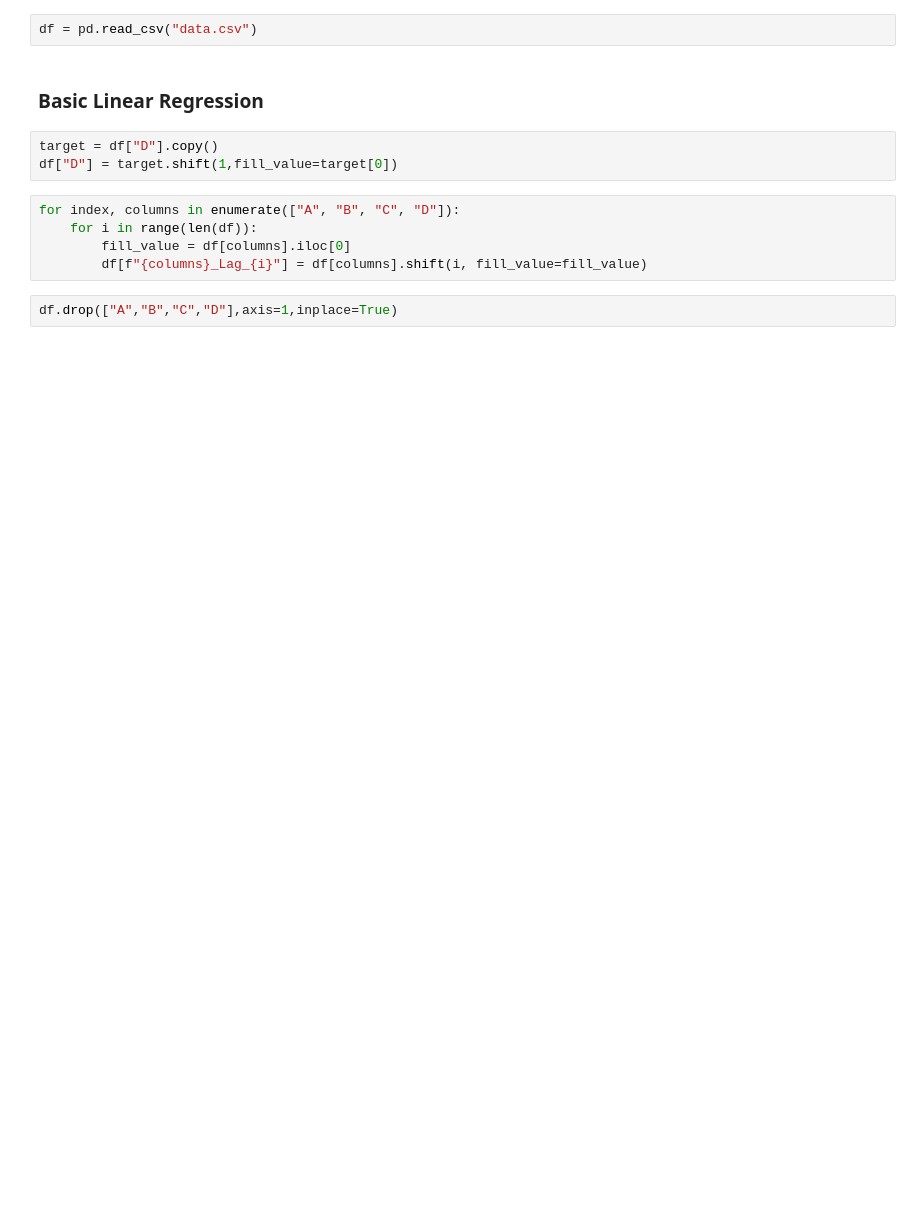
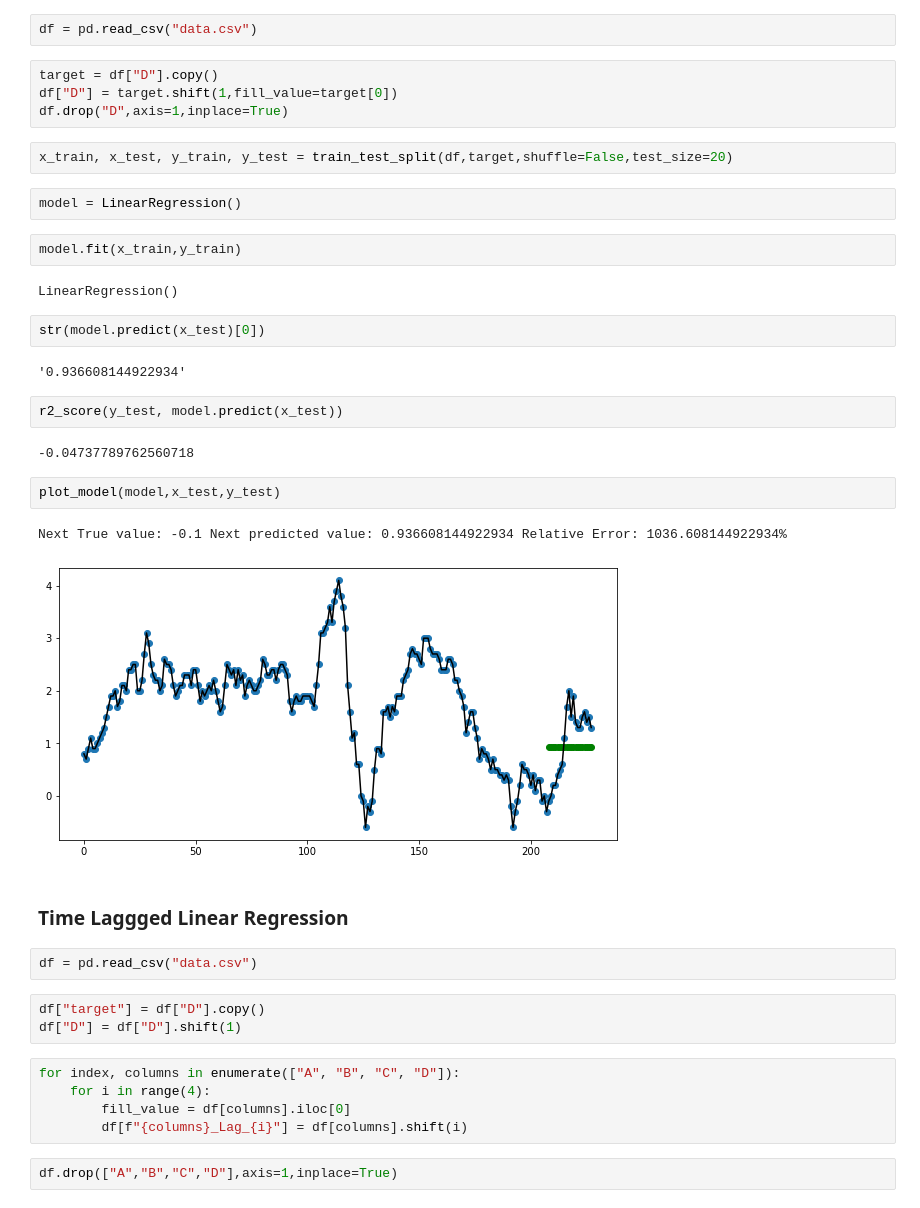
Before and after one commit to SamKimbinyi/int3, a Jupyter notebook: submission.ipynb, the cells around one changed output. Drawn from its saved outputs; the diff is of its cells as text; blank space fills up the shorter version.

```diff
--- a/submission.ipynb
+++ b/submission.ipynb
@@ -32,14 +43,41 @@ Load data for the duration of this question
 # %%
 df = pd.read_csv("data.csv")
+# %%
+target = df["D"].copy()
+df["D"] = target.shift(1,fill_value=target[0])
+df.drop("D",axis=1,inplace=True)
+# %%
+x_train, x_test, y_train, y_test = train_test_split(df,target,shuffle=False,test_size=20)
+# %%
+model = LinearRegression()
+# %%
+model.fit(x_train,y_train)
+# %% [output]
+LinearRegression()
+# %%
+str(model.predict(x_test)[0])
+# %% [output]
+'0.936608144922934'
+# %%
+r2_score(y_test, model.predict(x_test))
+# %% [output]
+-0.04737789762560718
+# %%
+plot_model(model,x_test,y_test)
+# %% [output]
+Next True value: -0.1 Next predicted value: 0.936608144922934 Relative Error: 1036.608144922934%
+[figure, added]
 # %% [markdown]
-### Basic Linear Regression
+### Time Laggged Linear Regression
+# %%
+df = pd.read_csv("data.csv")
 # %%
-target = df["D"].copy()
-df["D"] = target.shift(1,fill_value=target[0])
+df["target"] = df["D"].copy()
+df["D"] = df["D"].shift(1)
 # %%
 for index, columns in enumerate(["A", "B", "C", "D"]):
-    for i in range(len(df)):
+    for i in range(4):
         fill_value = df[columns].iloc[0]
-        df[f"{columns}_Lag_{i}"] = df[columns].shift(i, fill_value=fill_value)
+        df[f"{columns}_Lag_{i}"] = df[columns].shift(i)
 # %%
 df.drop(["A","B","C","D"],axis=1,inplace=True)
```
Also changed, not shown: parts of 37 cells of this notebook, 1 other file.
